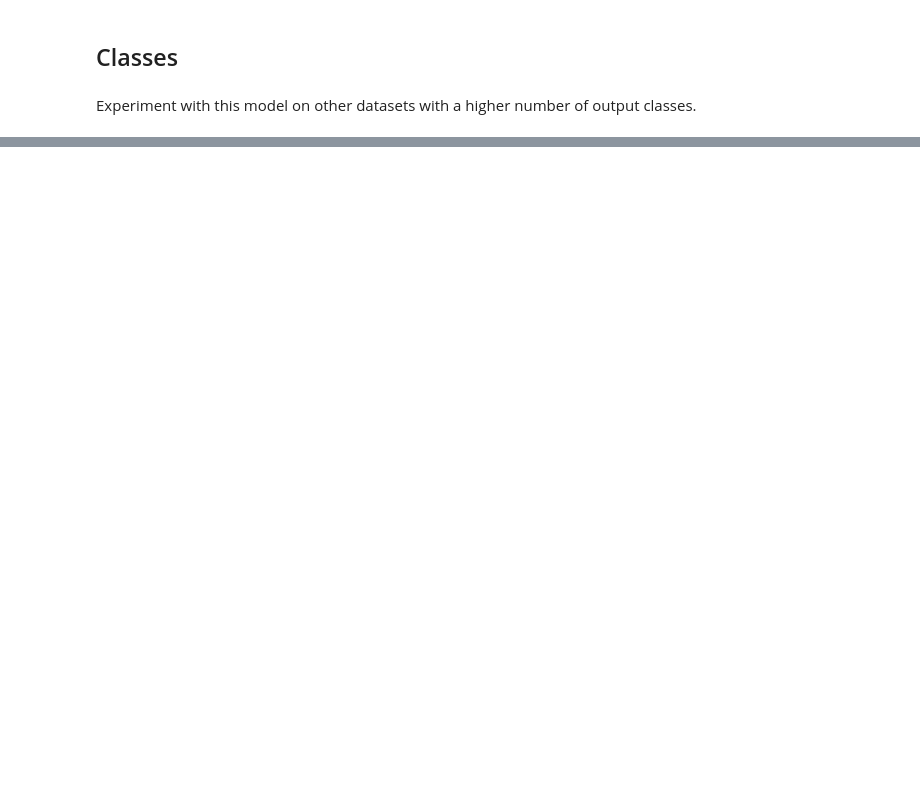
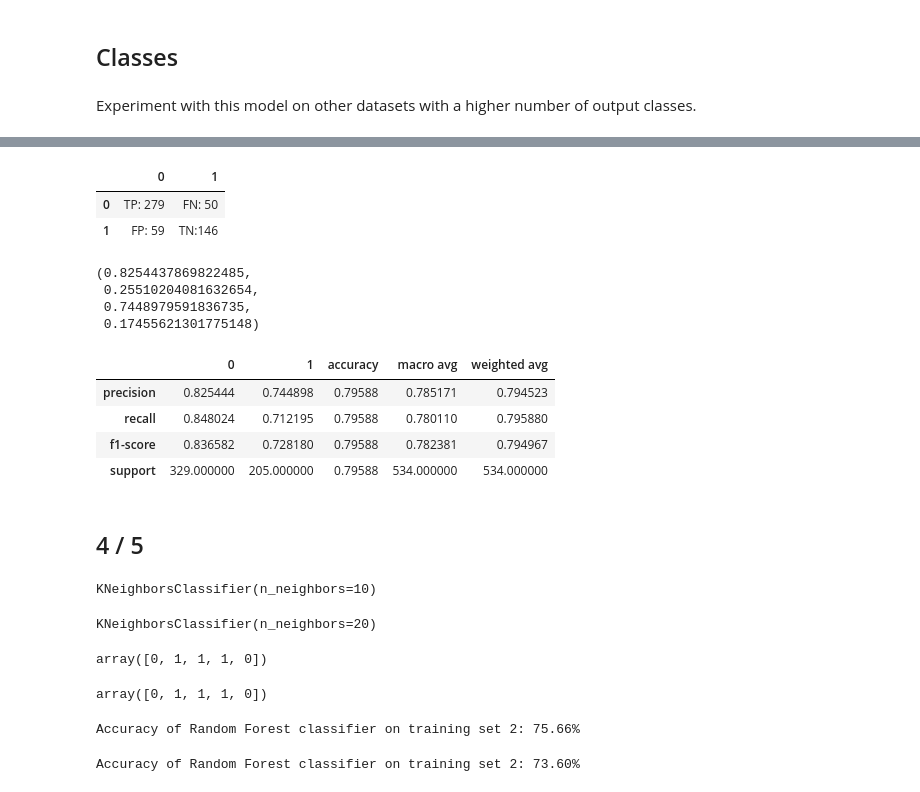
Before and after one commit to hinzle/classification-exercises, a Jupyter notebook: model.ipynb, the cells around one changed output, grey strips where cells are left out. Drawn from its saved outputs; the diff is of its cells as text; code cells hidden in the pictures; blank space fills up the shorter version.

```diff
--- a/model.ipynb
+++ b/model.ipynb
@@ -593,0 +540,27 @@ support    30.0  30.000000  30.000000  0.966667  90.000000     90.000000
+# %%
+top+conf_strs
+# %% [output]
+|  | 0 | 1 |
+| 0 | TP: 279 | FN: 50 |
+| 1 | FP: 59 | TN:146 |
+# %%
+tpr = conf[0][0] / conf[0].sum()
+fpr = conf[1][0] / conf[1].sum()
+tnr = conf[1][1] / conf[1].sum()
+fnr = conf[0][1] / conf[0].sum()
+tpr,fpr,tnr,fnr
+# %% [output]
+(0.8254437869822485,
+ 0.25510204081632654,
+ 0.7448979591836735,
+ 0.17455621301775148)
+# %%
+pd.DataFrame(classification_report(ml_data_titanic[1],y_pred_titanic,output_dict=True))
+# %% [output]
+|  | 0 | 1 | accuracy | macro avg | weighted avg |
+| precision | 0.825444 | 0.744898 | 0.79588 | 0.785171 | 0.794523 |
+| recall | 0.848024 | 0.712195 | 0.79588 | 0.780110 | 0.795880 |
+| f1-score | 0.836582 | 0.728180 | 0.79588 | 0.782381 | 0.794967 |
+| support | 329.000000 | 205.000000 | 0.79588 | 534.000000 | 534.000000 |
+# %% [markdown]
+## 4 / 5
@@ -593,0 +571,28 @@ support    30.0  30.000000  30.000000  0.966667  90.000000     90.000000
+# %%
+knn2.fit(ml_data_titanic[0], ml_data_titanic[1])
+# %% [output]
+KNeighborsClassifier(n_neighbors=10)
+# %%
+knn3.fit(ml_data_titanic[0], ml_data_titanic[1])
+# %% [output]
+KNeighborsClassifier(n_neighbors=20)
+# %%
+y_pred_titanic2=knn2.predict(ml_data_titanic[0])
+y_pred_titanic2[:5]
+# %% [output]
+array([0, 1, 1, 1, 0])
+# %%
+y_pred_titanic3=knn3.predict(ml_data_titanic[0])
+y_pred_titanic3[:5]
+# %% [output]
+array([0, 1, 1, 1, 0])
+# %%
+print('Accuracy of Random Forest classifier on training set 2: {:.2%}\n'
+      .format(knn2.score(ml_data_titanic[0], ml_data_titanic[1])))
+# %% [output]
+Accuracy of Random Forest classifier on training set 2: 75.66%
+# %%
+print('Accuracy of Random Forest classifier on training set 2: {:.2%}\n'
+      .format(knn3.score(ml_data_titanic[0], ml_data_titanic[1])))
+# %% [output]
+Accuracy of Random Forest classifier on training set 2: 73.60%
```
Also changed, not shown: parts of 149 cells of this notebook, 2 other files.
